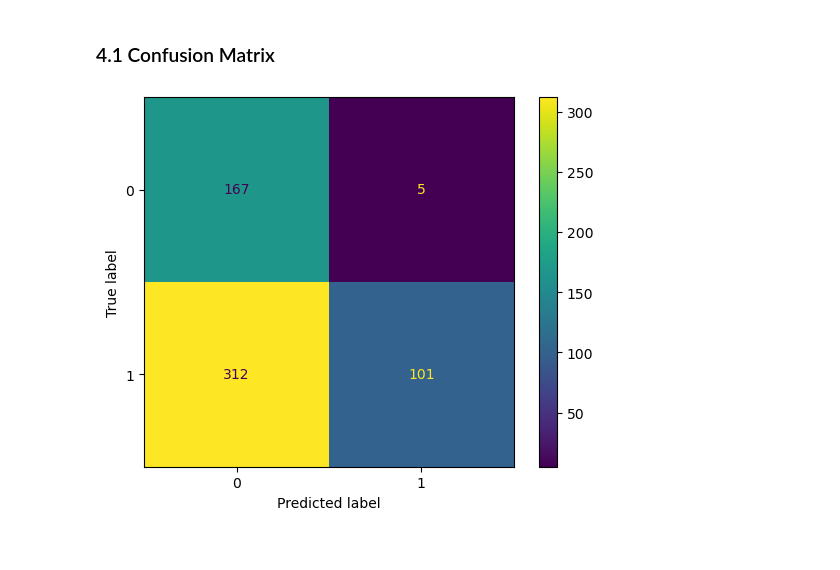
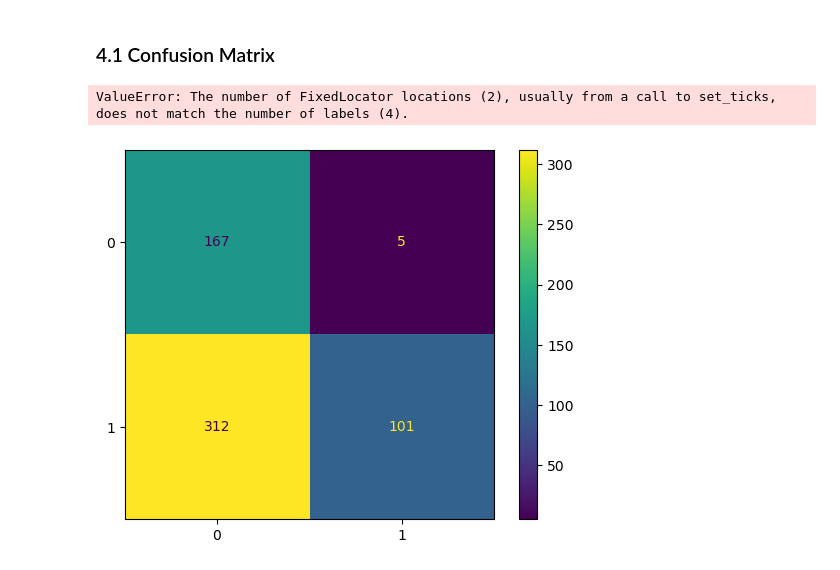
Before and after one commit to RaineScarlett/dsreport, a Jupyter notebook: iteration2.ipynb, the cells around one changed output. Drawn from its saved outputs; the diff is of its cells as text; code cells hidden in the pictures.

```diff
--- a/iteration2.ipynb
+++ b/iteration2.ipynb
@@ -367,9 +367,11 @@ from sklearn.metrics import confusion_matrix
 # %%
 cm = confusion_matrix(target_test, feature_test['Prediction'])
 # %%
+labels = ['True Neg','False Pos','False Neg','True Pos']
 from sklearn.metrics import ConfusionMatrixDisplay
-disp = ConfusionMatrixDisplay(confusion_matrix=cm)
+disp = ConfusionMatrixDisplay(confusion_matrix=cm, display_labels=labels)
 disp.plot()
 plt.show()
 # %% [output]
+ValueError: The number of FixedLocator locations (2), usually from a call to set_ticks, does not match the number of labels (4).
-[figure, old version]
+[figure, new version]
```
Also changed, not shown: parts of 3 cells of this notebook.
